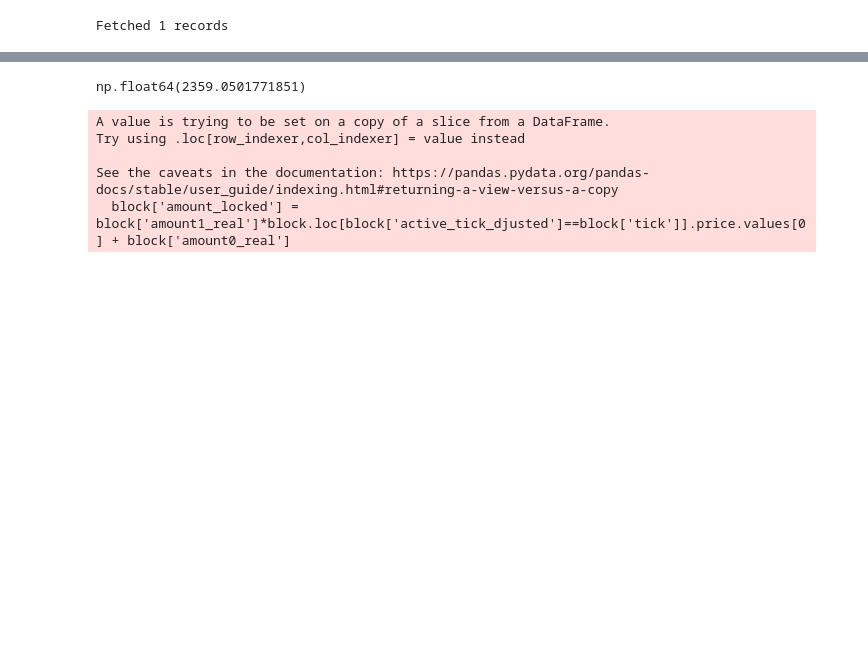
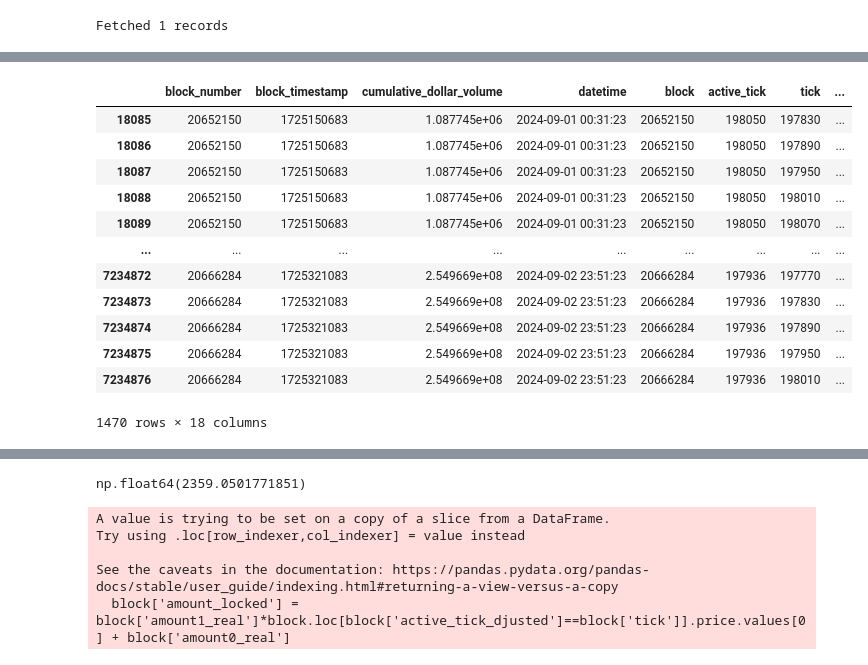
Before and after one commit to sam-gnap/proteus-LP-backtesting, a Jupyter notebook: notebooks/liquidity_examine.ipynb, the cells around one changed output, grey strips where cells are left out. Cells and saved outputs as stored; diff of their text form; code cells hidden in the pictures; blank space fills up the shorter version.

Commit message:
more pools

```diff
--- a/notebooks/liquidity_examine.ipynb
+++ b/notebooks/liquidity_examine.ipynb
@@ -59,5 +86,5 @@ NameError: name 'analyzer' is not defined
 # %%
-pd.merge(analyzer.sampled_blocks,
-         analyzer.liquidity_changes,
-         left_on='block_number',
-         right_on='block')
+liquidity = pd.merge(analyzer.sampled_blocks,
+              analyzer.df_liquidity,
+              left_on='block_number',
+              right_on='block')
@@ -87,0 +91,17 @@ df['sa'] = df['tick']+pool.tick_spacing*5
+# %%
+def subselect_active_liquidity(nr_tick_around):
+       analyzer.df_liquidity.columns = ['block', 'active_tick', 'tick', 'liquidity', 'price', 'amount0',
+              'amount1', 'amount0_real', 'amount1_real']
+       liquidity = pd.merge(analyzer.sampled_blocks,
+              analyzer.df_liquidity,
+              left_on='block_number',
+              right_on='block')
+       liquidity['active_tick_djusted'] = np.floor(liquidity['active_tick'] / pool.tick_spacing) * pool.tick_spacing
+       liquidity['sb'] = liquidity['tick']-pool.tick_spacing*nr_tick_around
+       liquidity['sa'] = liquidity['tick']+pool.tick_spacing*nr_tick_around
+       liquidity.loc[liquidity['tick']<liquidity['active_tick'],'amount0_real'] = 0
+       liquidity.loc[liquidity['tick']>liquidity['active_tick'],'amount1_real'] = 0
+       active_liquidity = liquidity[(liquidity['active_tick_djusted'] >= liquidity['sb']) & (liquidity['active_tick_djusted'] <= liquidity['sa'])]
+       return active_liquidity, liquidity
+# %%
+active_liquidity, liquidity = subselect_active_liquidity(3)
@@ -87,0 +123,4 @@ df['sa'] = df['tick']+pool.tick_spacing*5
+# %%
+active_liquidity['active_price'] = np.float64(active_liquidity['active_tick'].apply(lambda x: pool.adjust_price(pool.tick_to_price(x))))
+active_liquidity['active_price_inverted'] = 1/active_liquidity['active_price']
+active_liquidity['amount_locked'] = active_liquidity['amount1_real']*active_liquidity['active_price_inverted'] + active_liquidity['amount0_real']
@@ -87,0 +140,16 @@ df['sa'] = df['tick']+pool.tick_spacing*5
+# %%
+active_liquidity
+# %% [output]
+|  | block_number | block_timestamp | cumulative_dollar_volume | datetime | block | active_tick | tick | ... |
+| 18085 | 20652150 | 1725150683 | 1.087745e+06 | 2024-09-01 00:31:23 | 20652150 | 198050 | 197830 | ... |
+| 18086 | 20652150 | 1725150683 | 1.087745e+06 | 2024-09-01 00:31:23 | 20652150 | 198050 | 197890 | ... |
+| 18087 | 20652150 | 1725150683 | 1.087745e+06 | 2024-09-01 00:31:23 | 20652150 | 198050 | 197950 | ... |
+| 18088 | 20652150 | 1725150683 | 1.087745e+06 | 2024-09-01 00:31:23 | 20652150 | 198050 | 198010 | ... |
+| 18089 | 20652150 | 1725150683 | 1.087745e+06 | 2024-09-01 00:31:23 | 20652150 | 198050 | 198070 | ... |
+| ... | ... | ... | ... | ... | ... | ... | ... | ... |
+| 7234872 | 20666284 | 1725321083 | 2.549669e+08 | 2024-09-02 23:51:23 | 20666284 | 197936 | 197770 | ... |
+| 7234873 | 20666284 | 1725321083 | 2.549669e+08 | 2024-09-02 23:51:23 | 20666284 | 197936 | 197830 | ... |
+| 7234874 | 20666284 | 1725321083 | 2.549669e+08 | 2024-09-02 23:51:23 | 20666284 | 197936 | 197890 | ... |
+| 7234875 | 20666284 | 1725321083 | 2.549669e+08 | 2024-09-02 23:51:23 | 20666284 | 197936 | 197950 | ... |
+| 7234876 | 20666284 | 1725321083 | 2.549669e+08 | 2024-09-02 23:51:23 | 20666284 | 197936 | 198010 | ... |
+1470 rows × 18 columns
```
Also changed, not shown: parts of 25 cells of this notebook, 1 other file.
